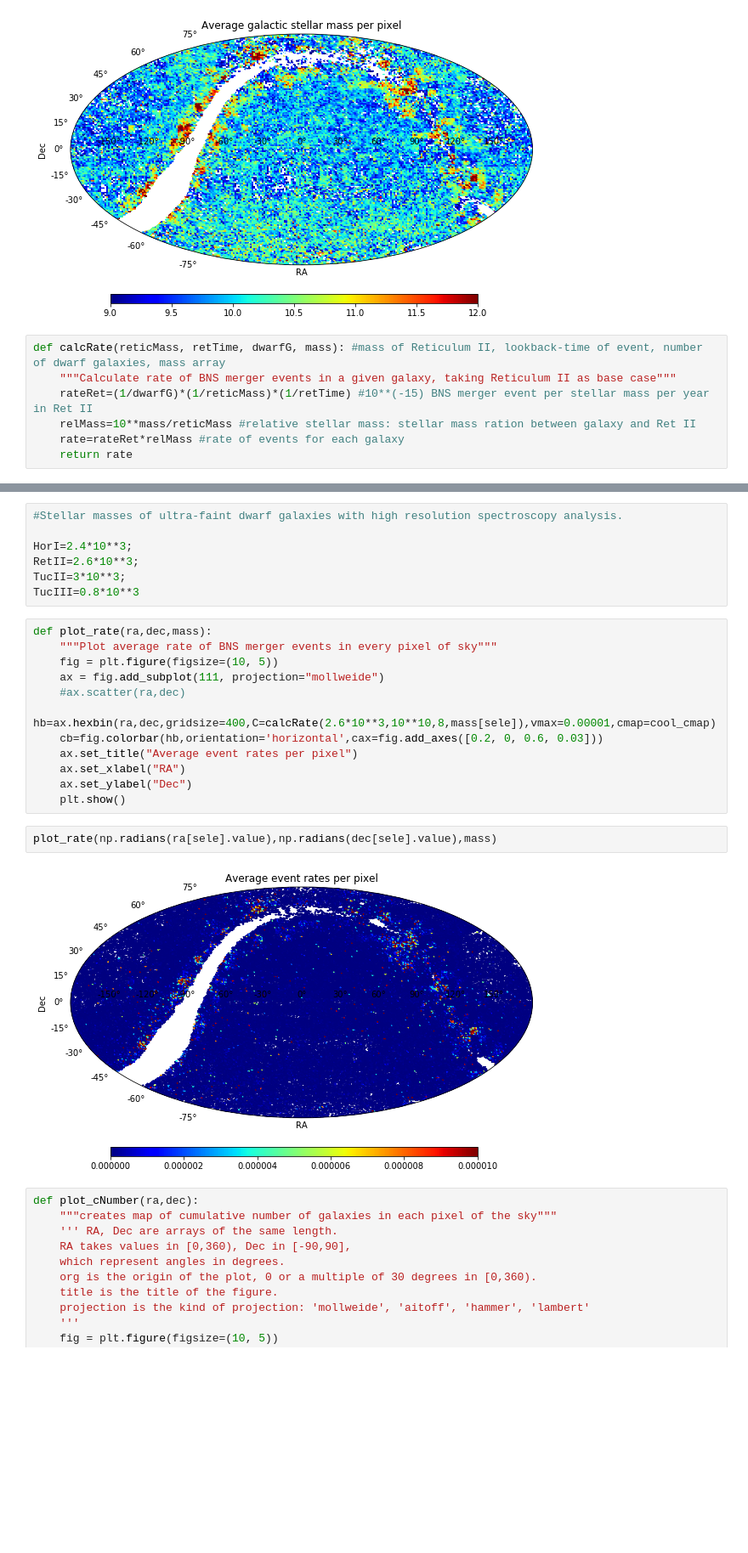
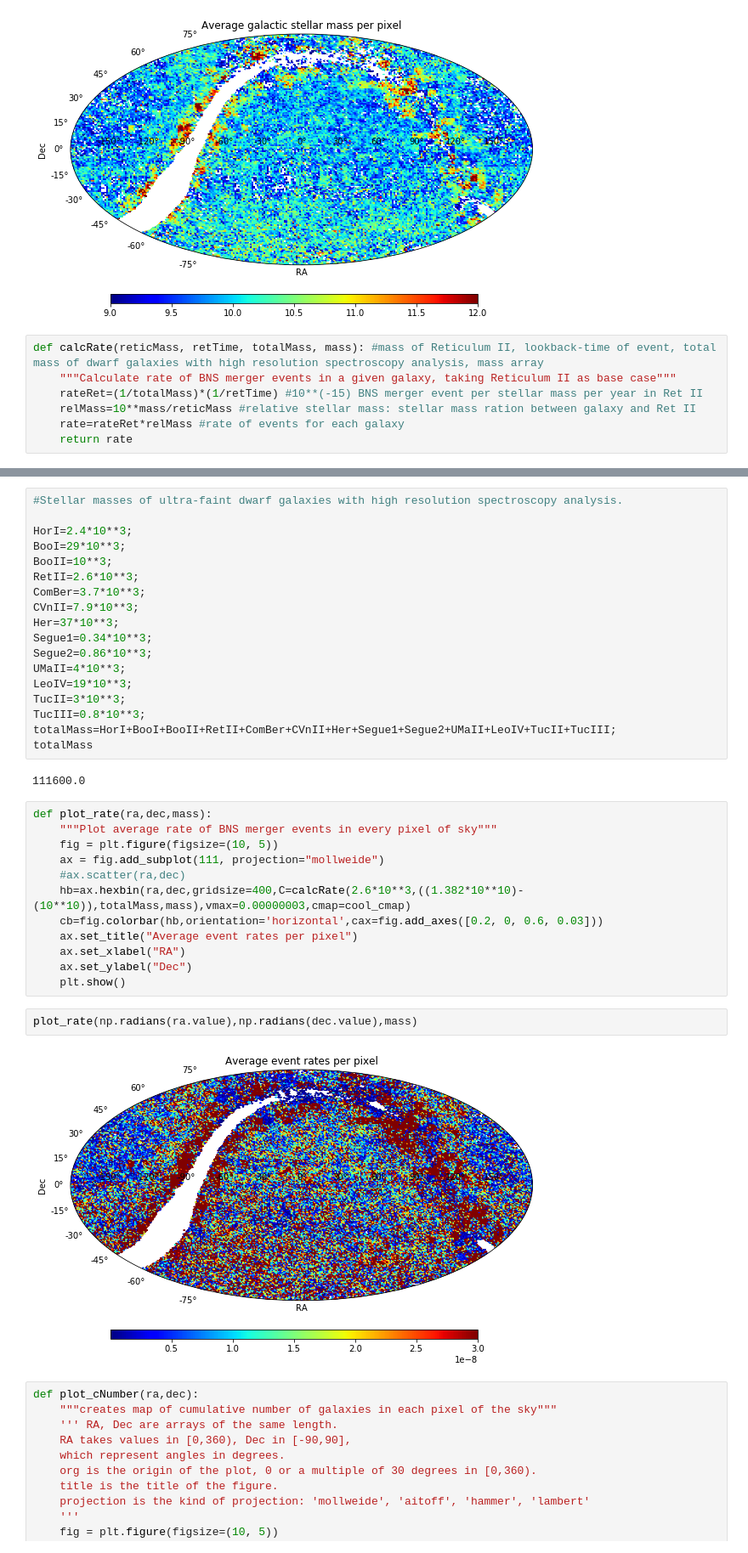
Before and after one commit to kperezsa/BNS-MergerRates, a Jupyter notebook: 200mpcMaps.ipynb, the cells around one changed output, grey strips where cells are left out. Shown at 85% size. Drawn from its saved outputs; the diff is of its cells as text; blank space fills up the shorter version.

Commit message:
new rate calc

```diff
--- a/200mpcMaps.ipynb
+++ b/200mpcMaps.ipynb
@@ -74,9 +74,9 @@ plot_mass(np.radians(ra[sele].value),np.radians(dec[sele].value),mass[sele])
 # %% [output]
 [figure]
 # %%
-def calcRate(reticMass, retTime, dwarfG, mass): #mass of Reticulum II, lookback-time of event, number of dwarf galaxies, mass array
+def calcRate(reticMass, retTime, totalMass, mass): #mass of Reticulum II, lookback-time of event, total mass of dwarf galaxies with high resolution spectroscopy analysis, mass array
     """Calculate rate of BNS merger events in a given galaxy, taking Reticulum II as base case"""
-    rateRet=(1/dwarfG)*(1/reticMass)*(1/retTime) #10**(-15) BNS merger event per stellar mass per year in Ret II
+    rateRet=(1/totalMass)*(1/retTime) #10**(-15) BNS merger event per stellar mass per year in Ret II
     relMass=10**mass/reticMass #relative stellar mass: stellar mass ration between galaxy and Ret II
     rate=rateRet*relMass #rate of events for each galaxy
     return rate
@@ -108,25 +108,38 @@ NameError: name 'plt' is not defined
 #Stellar masses of ultra-faint dwarf galaxies with high resolution spectroscopy analysis.
 
 HorI=2.4*10**3;
+BooI=29*10**3;
+BooII=10**3;
 RetII=2.6*10**3;
+ComBer=3.7*10**3;
+CVnII=7.9*10**3;
+Her=37*10**3;
+Segue1=0.34*10**3;
+Segue2=0.86*10**3;
+UMaII=4*10**3;
+LeoIV=19*10**3;
 TucII=3*10**3;
-TucIII=0.8*10**3
+TucIII=0.8*10**3;
+totalMass=HorI+BooI+BooII+RetII+ComBer+CVnII+Her+Segue1+Segue2+UMaII+LeoIV+TucII+TucIII;
+totalMass
+# %% [output]
+111600.0
 # %%
 def plot_rate(ra,dec,mass):
     """Plot average rate of BNS merger events in every pixel of sky"""
     fig = plt.figure(figsize=(10, 5))
     ax = fig.add_subplot(111, projection="mollweide")
     #ax.scatter(ra,dec)
-    hb=ax.hexbin(ra,dec,gridsize=400,C=calcRate(2.6*10**3,10**10,8,mass[sele]),vmax=0.00001,cmap=cool_cmap)
+    hb=ax.hexbin(ra,dec,gridsize=400,C=calcRate(2.6*10**3,((1.382*10**10)-(10**10)),totalMass,mass),vmax=0.00000003,cmap=cool_cmap)
     cb=fig.colorbar(hb,orientation='horizontal',cax=fig.add_axes([0.2, 0, 0.6, 0.03]))
     ax.set_title("Average event rates per pixel")
     ax.set_xlabel("RA")
     ax.set_ylabel("Dec")
     plt.show()
 # %%
-plot_rate(np.radians(ra[sele].value),np.radians(dec[sele].value),mass)
+plot_rate(np.radians(ra.value),np.radians(dec.value),mass)
 # %% [output]
-[figure, old version]
+[figure, new version]
 # %%
 def plot_cNumber(ra,dec):
     """creates map of cumulative number of galaxies in each pixel of the sky"""
```
Also changed, not shown: parts of 8 cells of this notebook.
